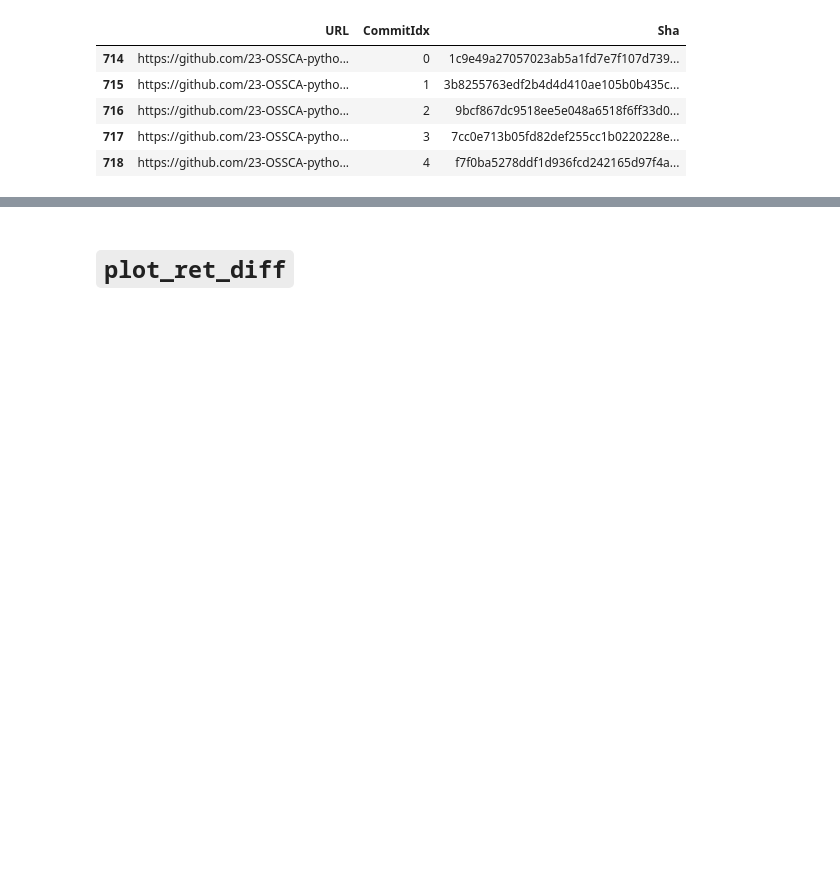
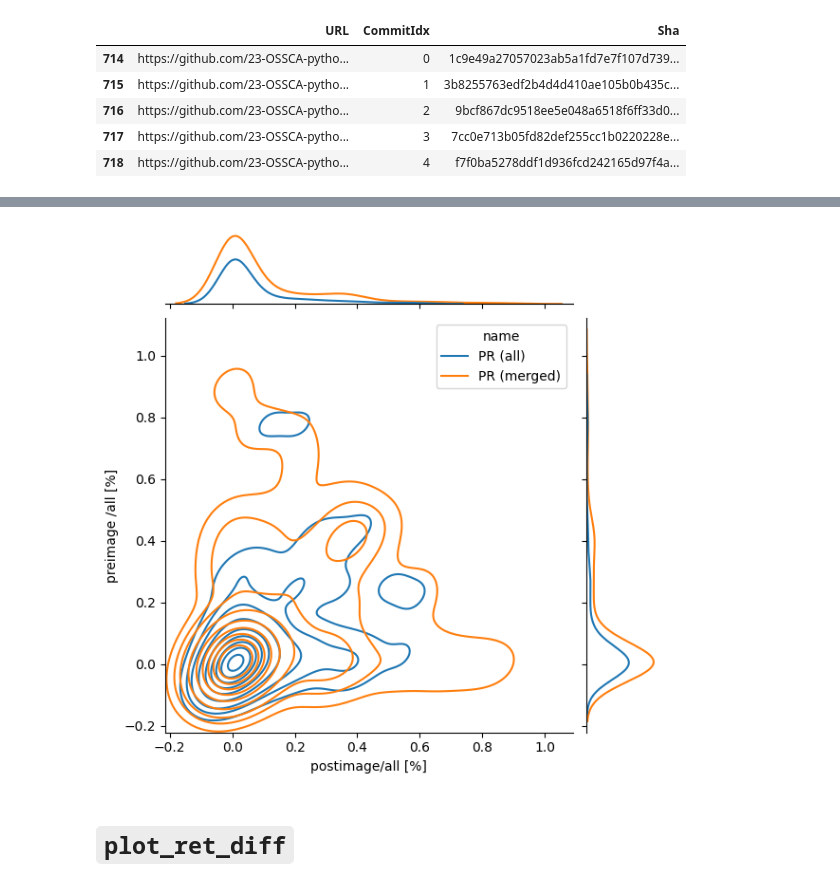
Before and after one commit to ncusi/MSR_Challenge_2024, a Jupyter notebook: notebooks/compare.ipynb, the cells around one changed output, grey strips where cells are left out. Drawn from its saved outputs; the diff is of its cells as text; code cells hidden in the pictures; blank space fills up the shorter version.

```diff
--- a/notebooks/compare.ipynb
+++ b/notebooks/compare.ipynb
@@ -356,3 +492,7 @@ Examining group for URL = https://github.com/23-OSSCA-python-mysql-replication/p
+# %%
+plot_ret_all({'PR (all)': ret_fragments_pr_all, 'PR (merged)': ret_fragments_pr})
+# %% [output]
+[figure, added]
 # %% [markdown]
 # `plot_ret_diff`
 # %%
```
Also changed, not shown: parts of 26 cells of this notebook.
